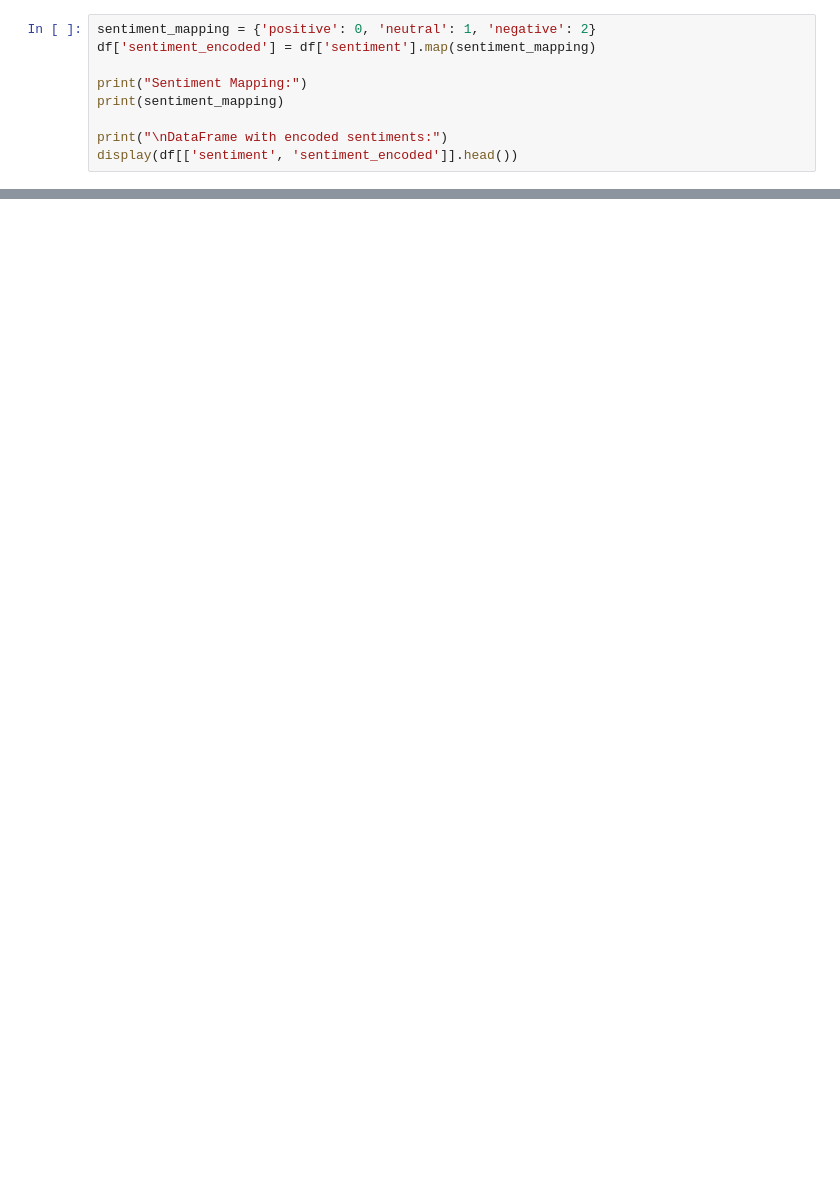
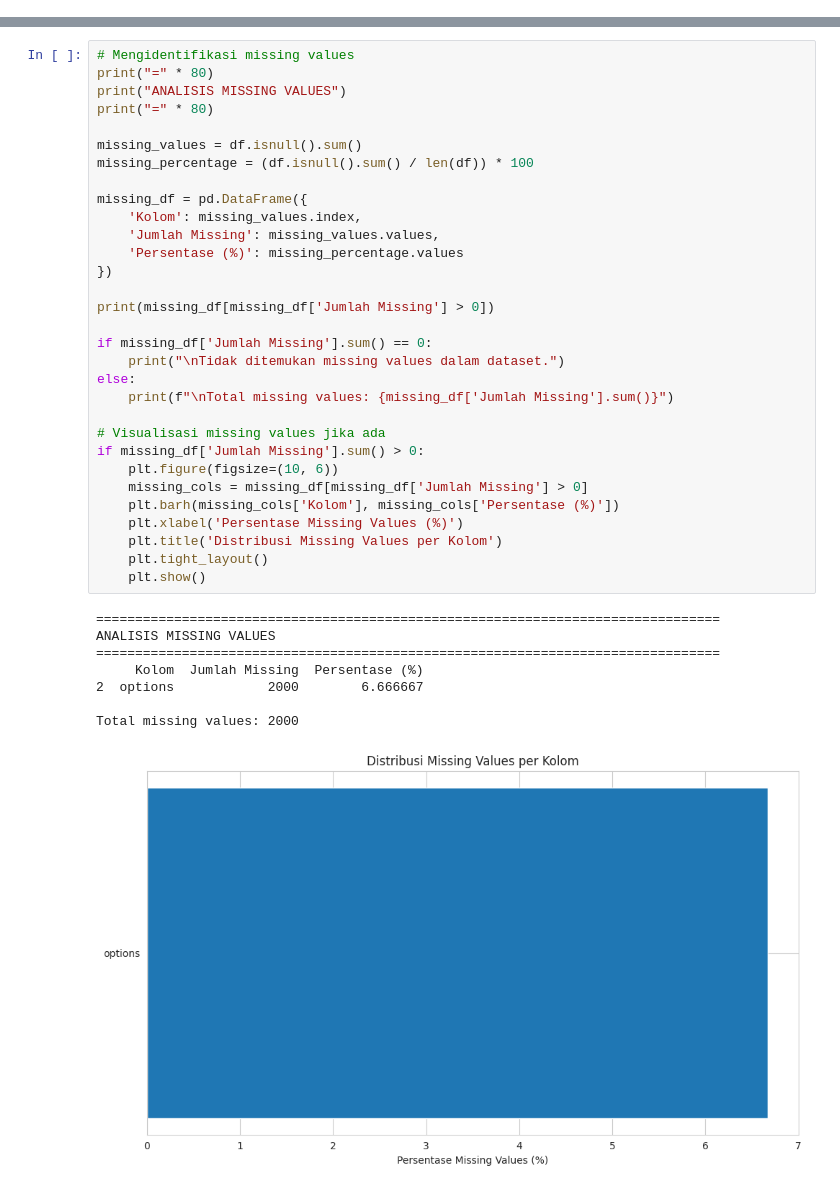
Before and after one commit to erlanggadewasakti/Prinsip-Sains-Data, a Jupyter notebook: PSD_Tugas_3.ipynb, the cells around one changed output, grey strips where cells are left out. Saved outputs shown, nothing was run; the diff lists cells and outputs as text; blank space fills up the shorter version.

```diff
--- a/PSD_Tugas_3.ipynb
+++ b/PSD_Tugas_3.ipynb
@@ -133,9 +0,0 @@ Ubah label sentimen kategorikal ('positive', 'negative', 'neutral') menjadi repr
-# %%
-sentiment_mapping = {'positive': 0, 'neutral': 1, 'negative': 2}
-df['sentiment_encoded'] = df['sentiment'].map(sentiment_mapping)
-
-print("Sentiment Mapping:")
-print(sentiment_mapping)
-
-print("\nDataFrame with encoded sentiments:")
-display(df[['sentiment', 'sentiment_encoded']].head())
@@ -379,0 +108,40 @@ Number of batches in test DataLoader: 141
+# %%
+# Mengidentifikasi missing values
+print("=" * 80)
+print("ANALISIS MISSING VALUES")
+print("=" * 80)
+
+missing_values = df.isnull().sum()
+missing_percentage = (df.isnull().sum() / len(df)) * 100
+
+missing_df = pd.DataFrame({
+    'Kolom': missing_values.index,
+    'Jumlah Missing': missing_values.values,
+    'Persentase (%)': missing_percentage.values
+})
+
+print(missing_df[missing_df['Jumlah Missing'] > 0])
+
+if missing_df['Jumlah Missing'].sum() == 0:
+    print("\nTidak ditemukan missing values dalam dataset.")
+else:
+    print(f"\nTotal missing values: {missing_df['Jumlah Missing'].sum()}")
+
+# Visualisasi missing values jika ada
+if missing_df['Jumlah Missing'].sum() > 0:
+    plt.figure(figsize=(10, 6))
+    missing_cols = missing_df[missing_df['Jumlah Missing'] > 0]
+    plt.barh(missing_cols['Kolom'], missing_cols['Persentase (%)'])
+    plt.xlabel('Persentase Missing Values (%)')
+    plt.title('Distribusi Missing Values per Kolom')
+    plt.tight_layout()
+    plt.show()
+# %% [output]
+================================================================================
+ANALISIS MISSING VALUES
+================================================================================
+     Kolom  Jumlah Missing  Persentase (%)
+2  options            2000        6.666667
+
+Total missing values: 2000
+[figure, added]
```
Also changed, not shown: parts of 71 cells of this notebook.
